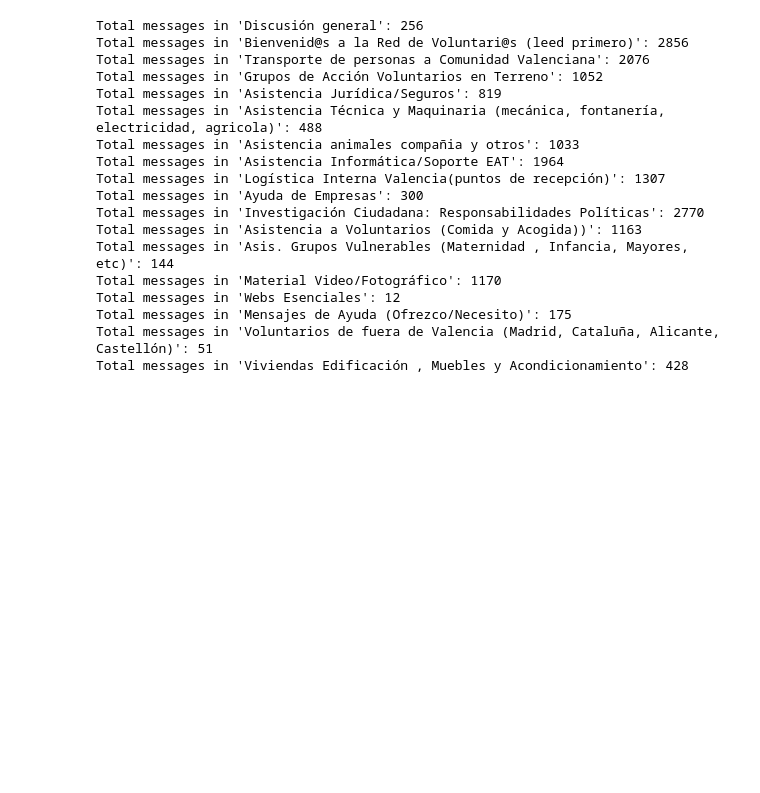
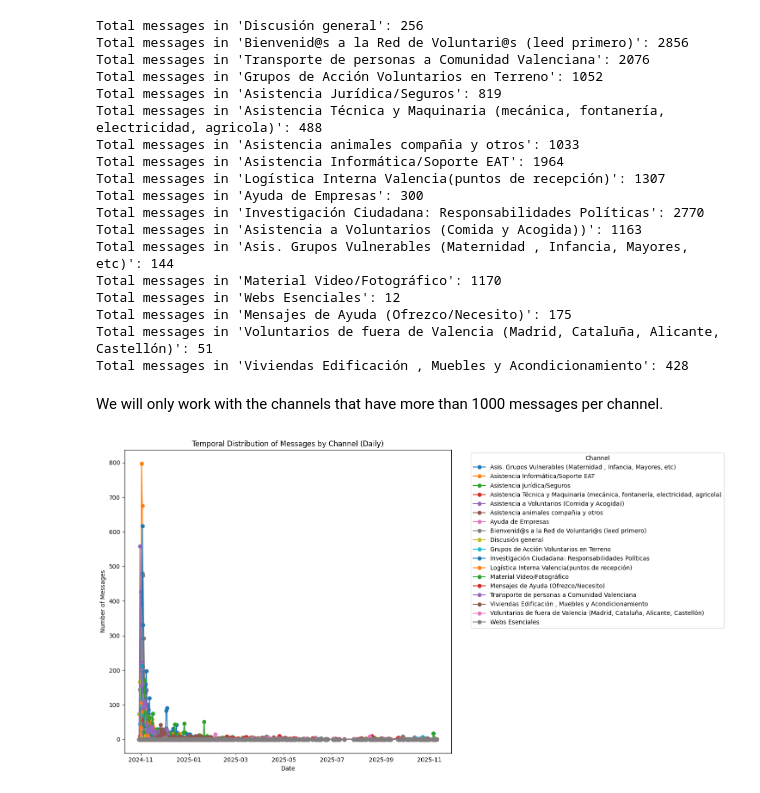
Before and after one commit to pablob2002/TFM, a Jupyter notebook: Temporal Distribution of messages/260214_temporal_dist_channel.ipynb, the cells around one changed output. Saved outputs shown, nothing was run; the diff lists cells and outputs as text; code cells hidden in the pictures; blank space fills up the shorter version.

Commit message:
Updated code for temporal analysis by channel

```diff
--- a/Temporal Distribution of messages/260214_temporal_dist_channel.ipynb
+++ b/Temporal Distribution of messages/260214_temporal_dist_channel.ipynb
@@ -125,3 +125,18 @@ Total messages in 'Webs Esenciales': 12
 Total messages in 'Mensajes de Ayuda (Ofrezco/Necesito)': 175
 Total messages in 'Voluntarios de fuera de Valencia (Madrid, Cataluña, Alicante, Castellón)': 51
 Total messages in 'Viviendas Edificación , Muebles y Acondicionamiento': 428
+# %% [markdown]
+We will only work with the channels that have more than 1000 messages per channel.
+# %%
+# Temporal distribution of messages by channel in the comunity daily
+df['date_only'] = df['date'].dt.date
+daily_counts = df.groupby(['date_only', 'topic_name']).size().unstack(fill_value=0)
+daily_counts.plot(figsize=(15, 8), marker='o')
+plt.title('Temporal Distribution of Messages by Channel (Daily)')
+plt.xlabel('Date')
+plt.ylabel('Number of Messages')
+plt.legend(title='Channel', bbox_to_anchor=(1.05, 1), loc='upper left')
+plt.tight_layout()
+plt.show()
+# %% [output]
+[figure, added]
```
Also changed, not shown: parts of 27 cells of this notebook.
